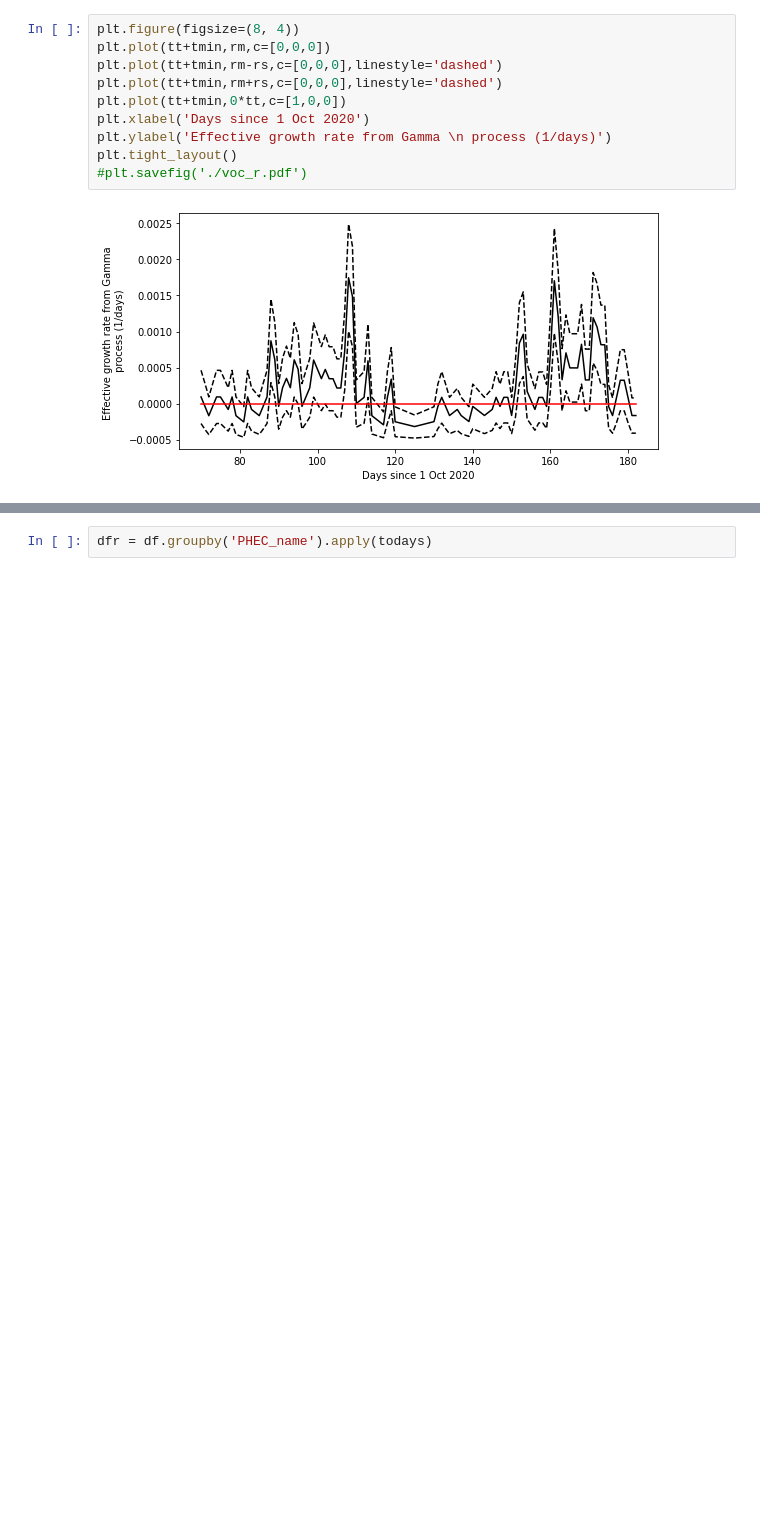
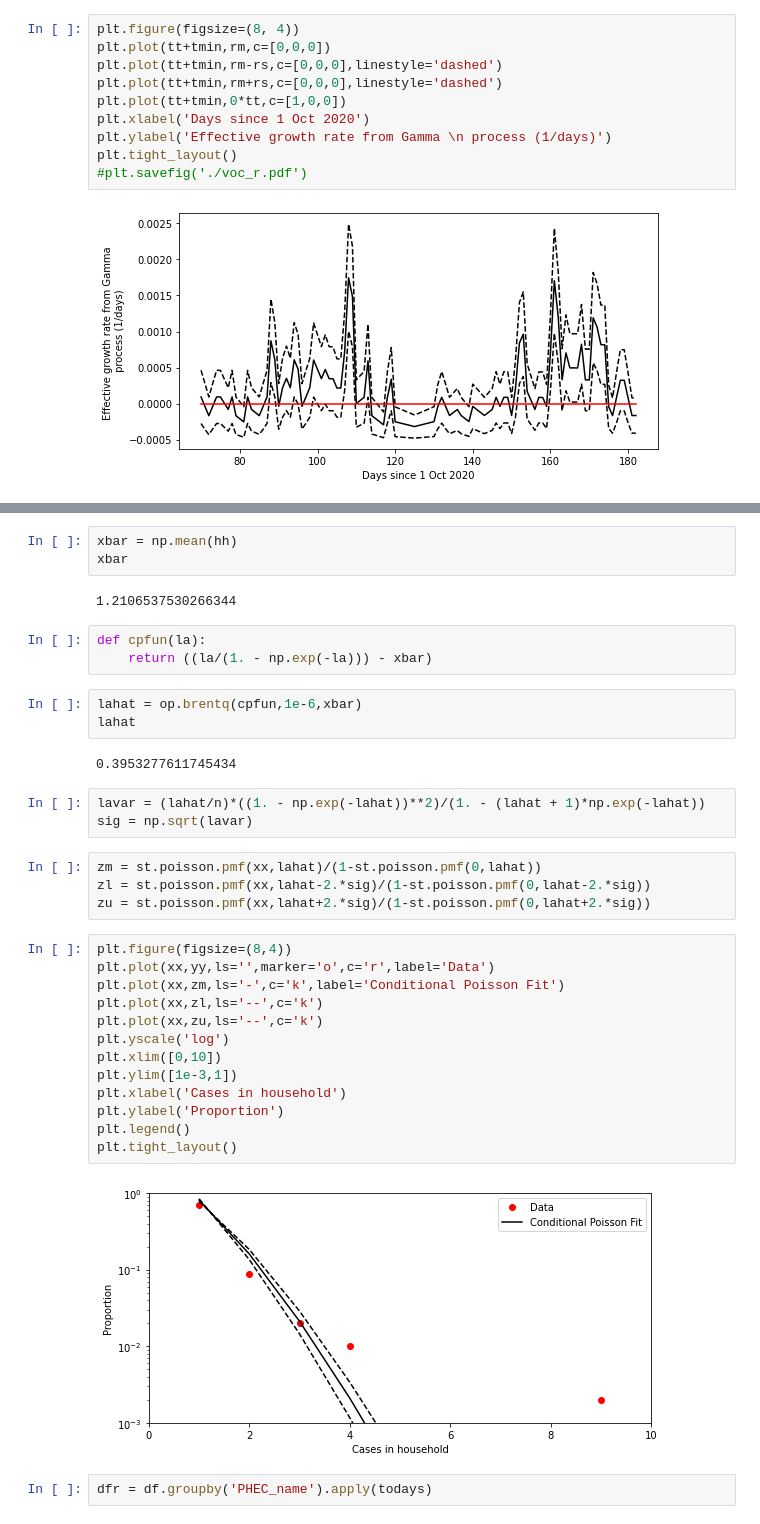
Before and after one commit to JCurran-Sebastian/BPs_for_VoC, a Jupyter notebook: voc_data.ipynb, the cells around one changed output, grey strips where cells are left out. Cells and saved outputs as stored; diff of their text form; blank space fills up the shorter version.

Commit message:
TH added household analysis

```diff
--- a/voc_data.ipynb
+++ b/voc_data.ipynb
@@ -175,3 +162,38 @@ np.max(hh)
+# %%
+xbar = np.mean(hh)
+xbar
+# %% [output]
+1.2106537530266344
+# %%
+def cpfun(la):
+    return ((la/(1. - np.exp(-la))) - xbar)
+# %%
+lahat = op.brentq(cpfun,1e-6,xbar)
+lahat
+# %% [output]
+0.3953277611745434
+# %%
+lavar = (lahat/n)*((1. - np.exp(-lahat))**2)/(1. - (lahat + 1)*np.exp(-lahat))
+sig = np.sqrt(lavar)
+# %%
+zm = st.poisson.pmf(xx,lahat)/(1-st.poisson.pmf(0,lahat))
+zl = st.poisson.pmf(xx,lahat-2.*sig)/(1-st.poisson.pmf(0,lahat-2.*sig))
+zu = st.poisson.pmf(xx,lahat+2.*sig)/(1-st.poisson.pmf(0,lahat+2.*sig))
+# %%
+plt.figure(figsize=(8,4))
+plt.plot(xx,yy,ls='',marker='o',c='r',label='Data')
+plt.plot(xx,zm,ls='-',c='k',label='Conditional Poisson Fit')
+plt.plot(xx,zl,ls='--',c='k')
+plt.plot(xx,zu,ls='--',c='k')
+plt.yscale('log')
+plt.xlim([0,10])
+plt.ylim([1e-3,1])
+plt.xlabel('Cases in household')
+plt.ylabel('Proportion')
+plt.legend()
+plt.tight_layout()
+# %% [output]
+[figure, added]
 # %%
 dfr = df.groupby('PHEC_name').apply(todays)
 # %%
```
Also changed, not shown: parts of 9 cells of this notebook.
